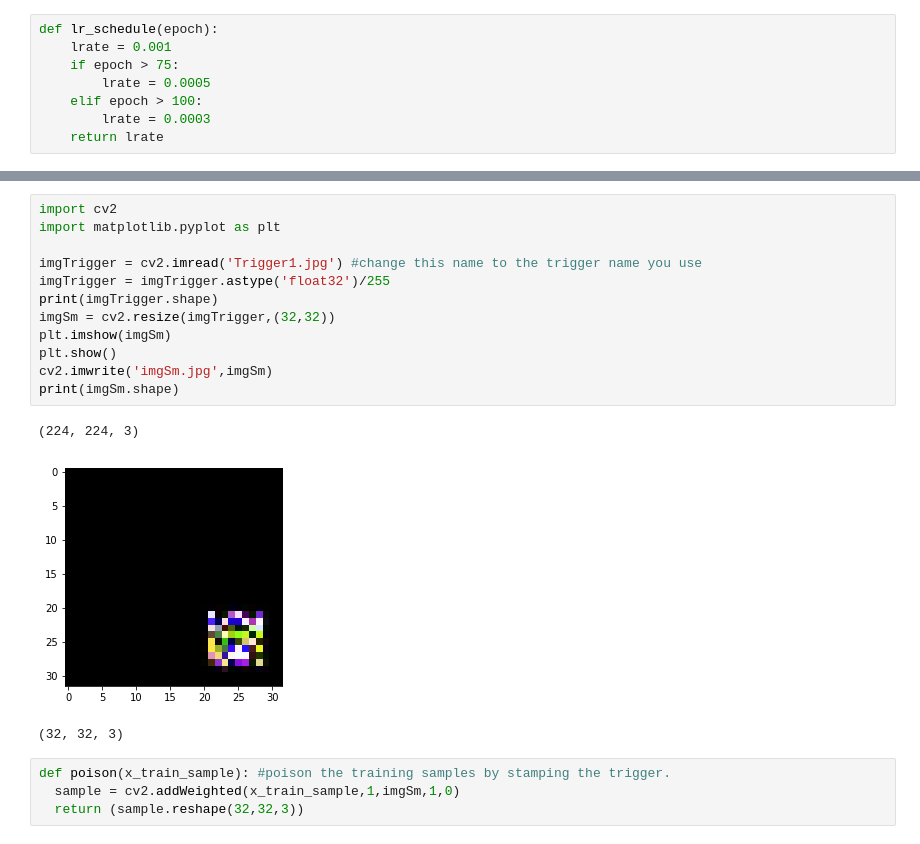
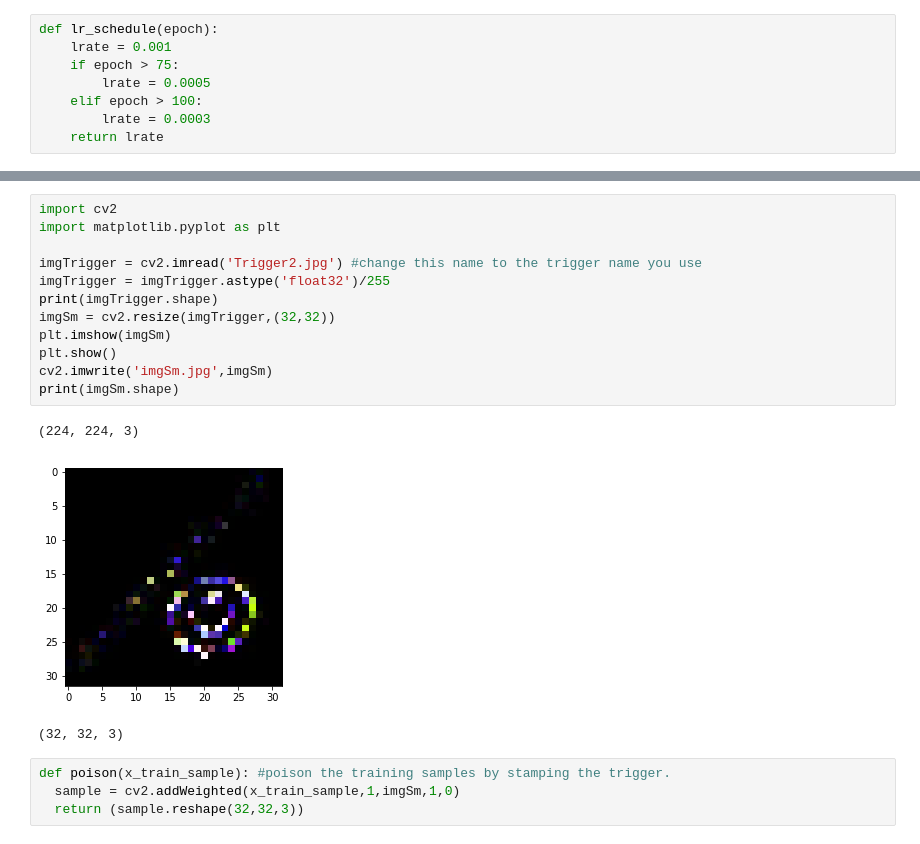
Before and after one commit to garrisongys/STRIP, a Jupyter notebook: STRIP_CIFAR10DeepArchit_Tb.ipynb, the cells around one changed output, grey strips where cells are left out. Drawn from its saved outputs; the diff is of its cells as text.

```diff
--- a/STRIP_CIFAR10DeepArchit_Tb.ipynb
+++ b/STRIP_CIFAR10DeepArchit_Tb.ipynb
@@ -48,18 +50,18 @@ Saving Trigger1.jpg to Trigger1.jpg
 # %%
 import cv2
 import matplotlib.pyplot as plt
 
-imgTrigger = cv2.imread('Trigger1.jpg') #change this name to the trigger name you use
+imgTrigger = cv2.imread('Trigger2.jpg') #change this name to the trigger name you use
 imgTrigger = imgTrigger.astype('float32')/255
 print(imgTrigger.shape)
 imgSm = cv2.resize(imgTrigger,(32,32))
 plt.imshow(imgSm)
 plt.show()
 cv2.imwrite('imgSm.jpg',imgSm)
 print(imgSm.shape)
 # %% [output]
 (224, 224, 3)
-[figure, old version]
+[figure, new version]
 (32, 32, 3)
 # %%
 def poison(x_train_sample): #poison the training samples by stamping the trigger.
```
Also changed, not shown: parts of 11 cells of this notebook.
